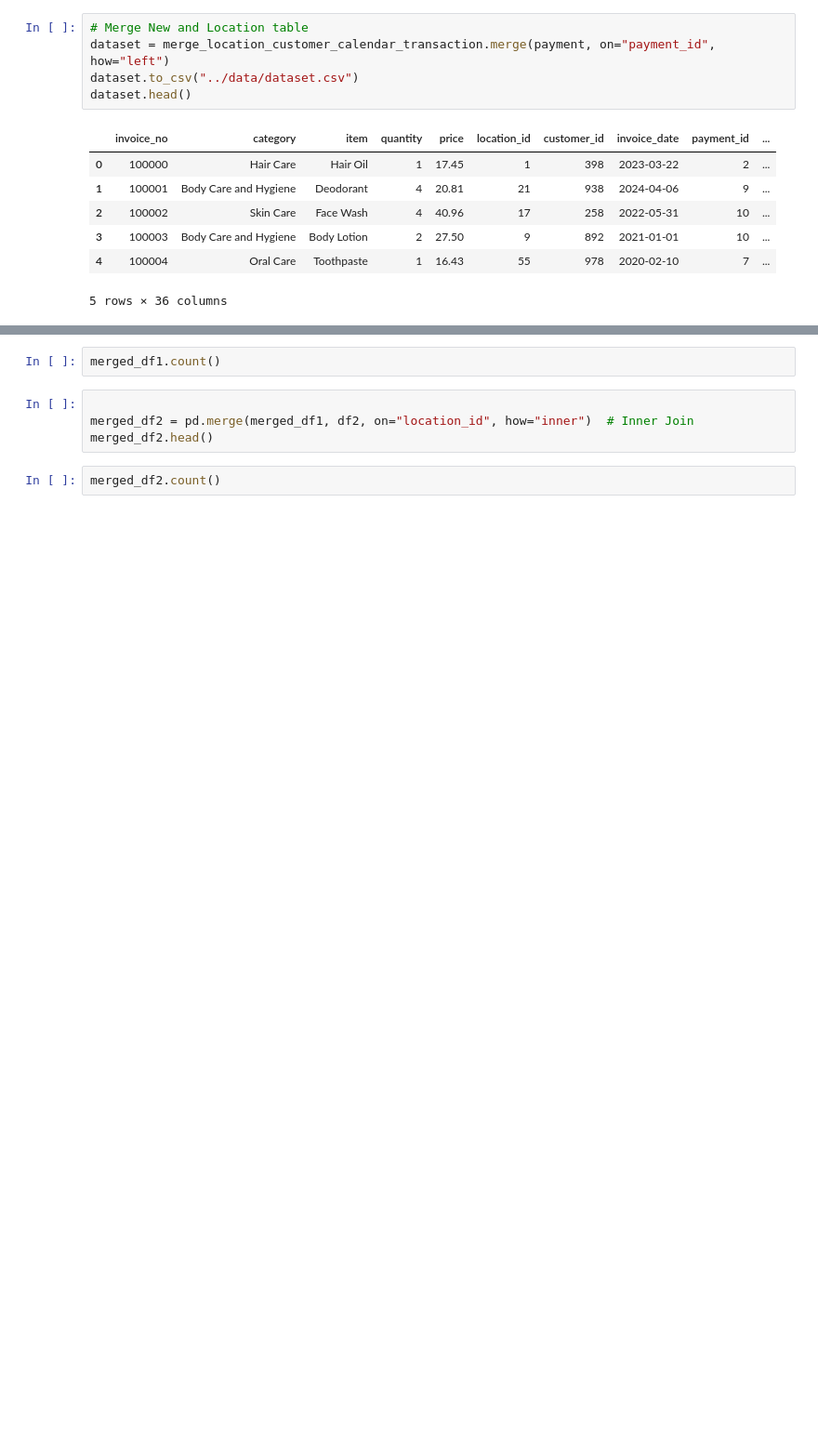
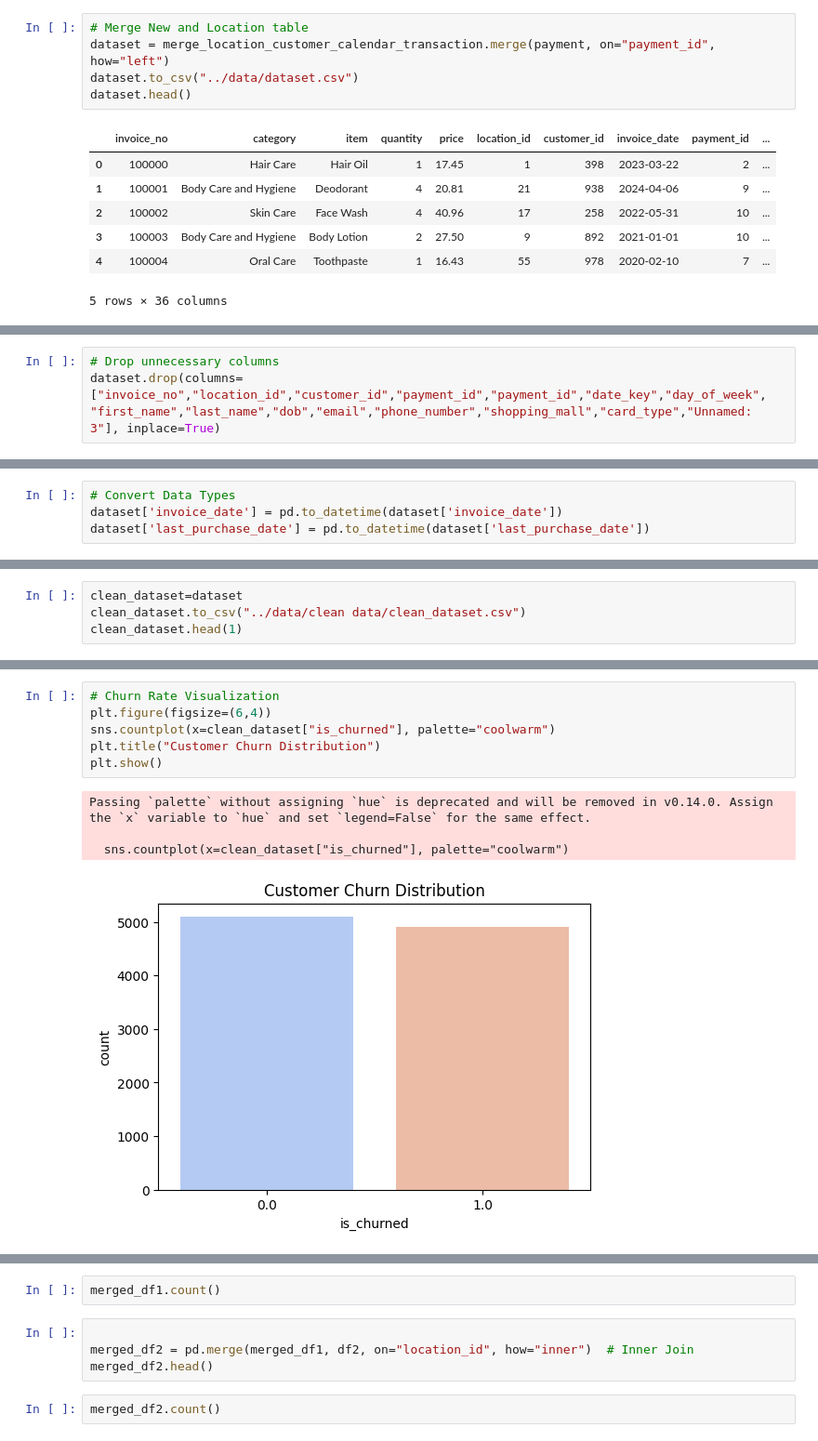
Before and after one commit to SobiaNoorAI/E-Commerce-Customer-Churn-Prediction, a Jupyter notebook: notebooks/Fact_Customer_Table.ipynb, the cells around one changed output, grey strips where cells are left out. Shown: that part at 93% size. Drawn from its saved outputs; the diff is of its cells as text; blank space fills up the shorter version.

Commit message:
clean dataset

```diff
--- a/notebooks/Fact_Customer_Table.ipynb
+++ b/notebooks/Fact_Customer_Table.ipynb
@@ -166,0 +189,3 @@ dataset.head()
+# %%
+# Drop unnecessary columns
+dataset.drop(columns=["invoice_no","location_id","customer_id","payment_id","payment_id","date_key","day_of_week", "first_name","last_name","dob","email","phone_number","shopping_mall","card_type","Unnamed: 3"], inplace=True)
@@ -166,0 +213,4 @@ dataset.head()
+# %%
+# Convert Data Types
+dataset['invoice_date'] = pd.to_datetime(dataset['invoice_date'])
+dataset['last_purchase_date'] = pd.to_datetime(dataset['last_purchase_date'])
@@ -166,0 +262,4 @@ dataset.head()
+# %%
+clean_dataset=dataset
+clean_dataset.to_csv("../data/clean data/clean_dataset.csv")
+clean_dataset.head(1)
@@ -166,0 +316,11 @@ dataset.head()
+# %%
+# Churn Rate Visualization
+plt.figure(figsize=(6,4))
+sns.countplot(x=clean_dataset["is_churned"], palette="coolwarm")
+plt.title("Customer Churn Distribution")
+plt.show()
+# %% [output]
+Passing `palette` without assigning `hue` is deprecated and will be removed in v0.14.0. Assign the `x` variable to `hue` and set `legend=False` for the same effect.
+
+  sns.countplot(x=clean_dataset["is_churned"], palette="coolwarm")
+[figure, added]
```
Also changed, not shown: parts of 23 cells of this notebook, 1 other file.
